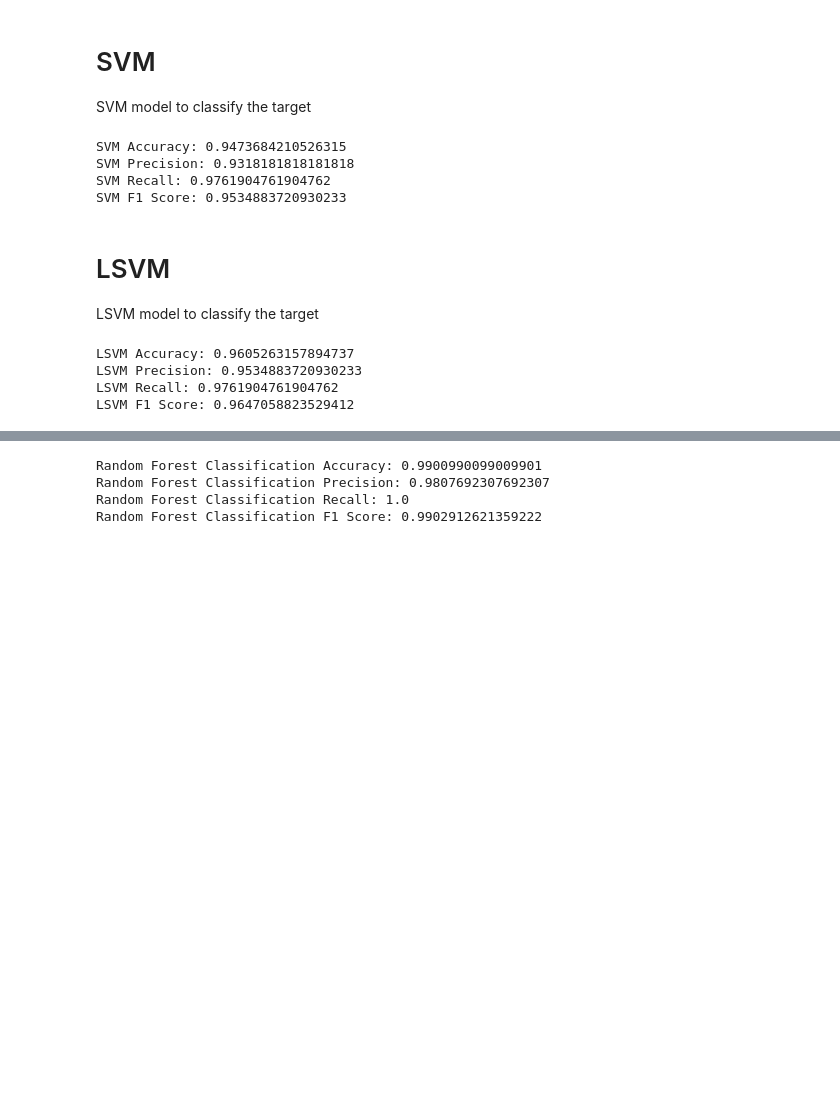
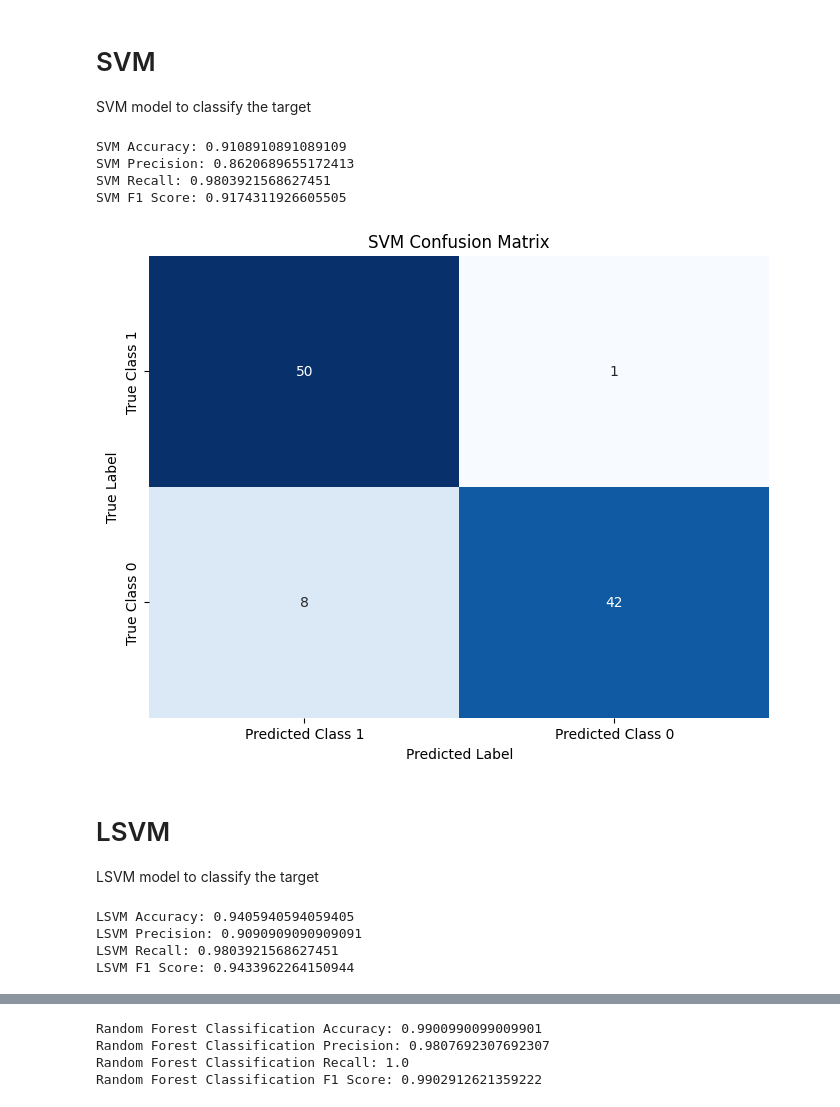
Before and after one commit to chaitanyasinghnegi/SQCC-Recruitment-Task, a Jupyter notebook: StockMarket.ipynb, the cells around one changed output, grey strips where cells are left out. Drawn from its saved outputs; the diff is of its cells as text; code cells hidden in the pictures; blank space fills up the shorter version.

```diff
--- a/StockMarket.ipynb
+++ b/StockMarket.ipynb
@@ -173,6 +184,7 @@ X_train, X_test, y_train, y_test = train_test_split(features, target, test_size=
 # SVM
 SVM model to classify the target
 # %%
+X_train, X_test, y_train, y_test = train_test_split(features, target, test_size=0.2, random_state=42)
 scaler = StandardScaler()
 
 X_train_scaled = scaler.fit_transform(X_train)
@@ -192,10 +204,30 @@ print(f"SVM Precision: {precision_svm}")
 print(f"SVM Recall: {recall_svm}")
 print(f"SVM F1 Score: {f1_svm}")
 # %% [output]
-SVM Accuracy: 0.9473684210526315
-SVM Precision: 0.9318181818181818
-SVM Recall: 0.9761904761904762
-SVM F1 Score: 0.9534883720930233
+SVM Accuracy: 0.9108910891089109
+SVM Precision: 0.8620689655172413
+SVM Recall: 0.9803921568627451
+SVM F1 Score: 0.9174311926605505
+# %%
+import seaborn as sns
+from sklearn.metrics import confusion_matrix
+import matplotlib.pyplot as plt
+
+cm_svm = confusion_matrix(y_test, y_pred_svm)
+
+true_neg, false_pos, false_neg, true_pos = cm_svm.ravel()
+formatted_cm = [[true_pos, false_neg], [false_pos, true_neg]]
+
+plt.figure(figsize=(8, 6))
+sns.heatmap(formatted_cm, annot=True, fmt='d', cmap='Blues', cbar=False,
+            xticklabels=['Predicted Class 1', 'Predicted Class 0'],
+            yticklabels=['True Class 1', 'True Class 0'])
+plt.xlabel('Predicted Label')
+plt.ylabel('True Label')
+plt.title('SVM Confusion Matrix')
+plt.show()
+# %% [output]
+[figure, added]
 # %% [markdown]
 # LSVM
 LSVM model to classify the target
@@ -219,7 +251,7 @@ lsvm_pre = precision_lsvm
 lsvm_rec = recall_lsvm
 lsvm_f1 = f1_lsvm
 # %% [output]
-LSVM Accuracy: 0.9605263157894737
-LSVM Precision: 0.9534883720930233
-LSVM Recall: 0.9761904761904762
-LSVM F1 Score: 0.9647058823529412
+LSVM Accuracy: 0.9405940594059405
+LSVM Precision: 0.9090909090909091
+LSVM Recall: 0.9803921568627451
+LSVM F1 Score: 0.9433962264150944
```
Also changed, not shown: parts of 14 cells of this notebook.
